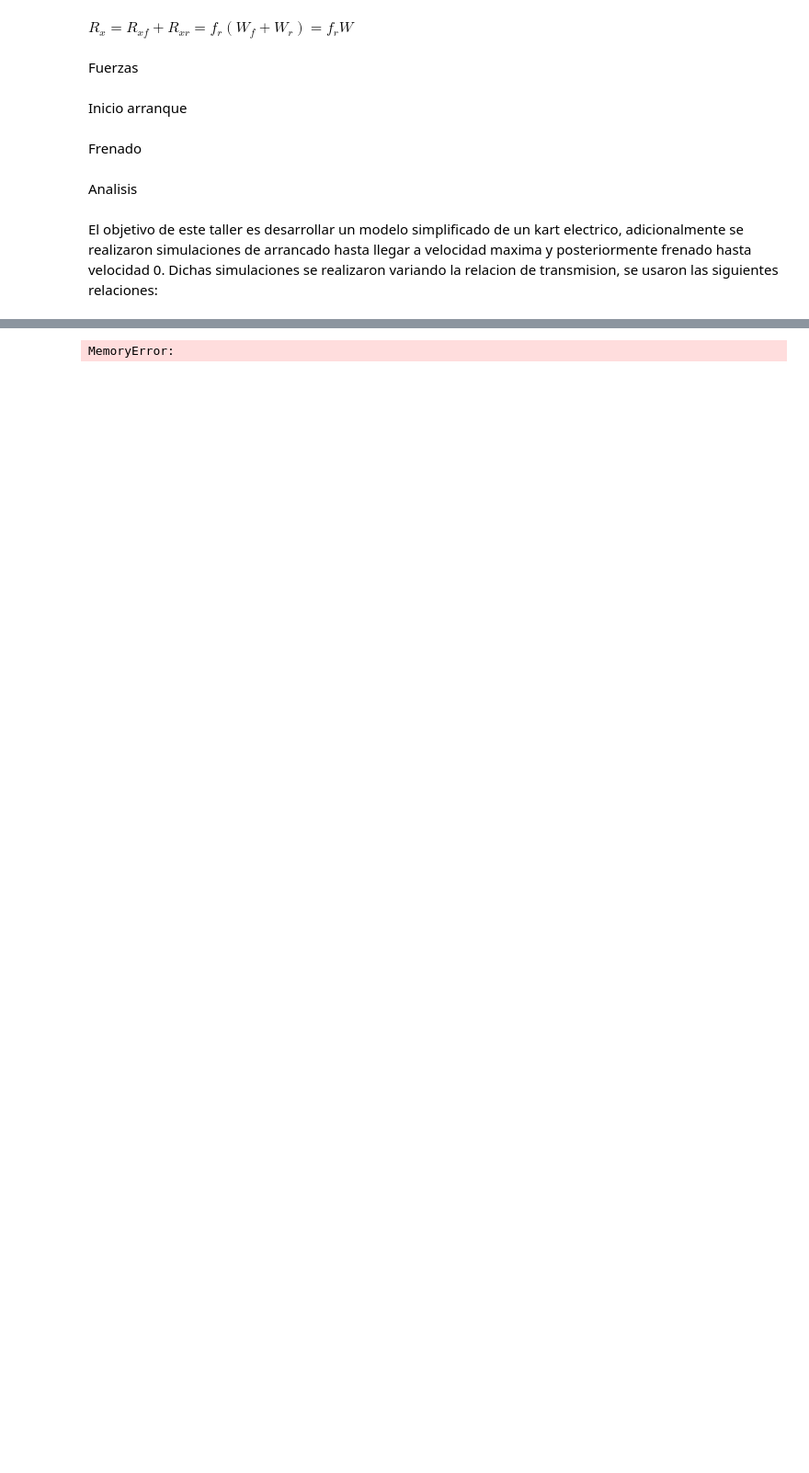
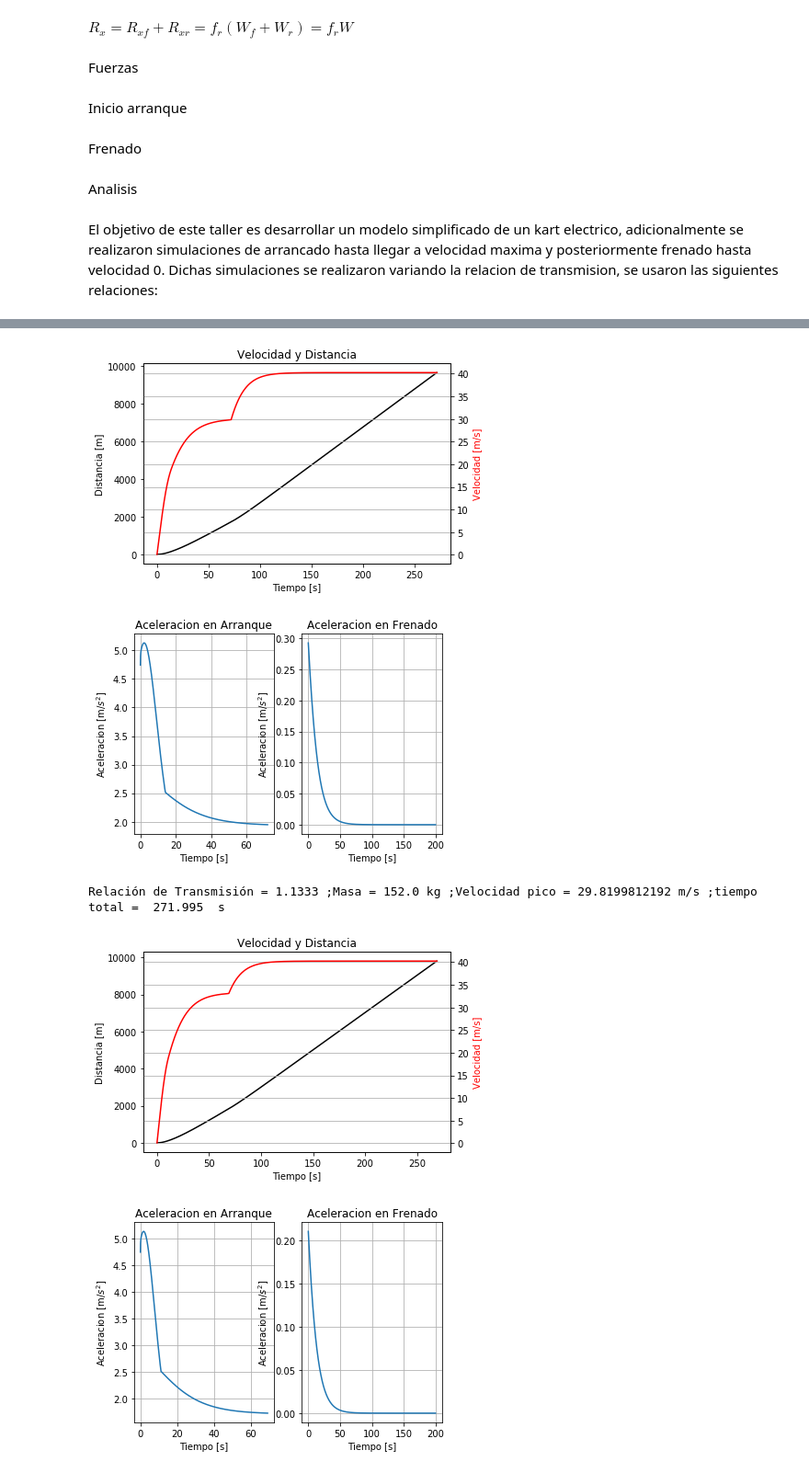
Before and after one commit to CamiloCastillo10/Herramientas-Computacionales-IMEC3602, a Jupyter notebook: Taller 2/Taller 2.ipynb, the cells around one changed output, grey strips where cells are left out. Shown: that part at 92% size. Drawn from its saved outputs; the diff is of its cells as text; code cells hidden in the pictures; blank space fills up the shorter version.

```diff
--- a/Taller 2/Taller 2.ipynb
+++ b/Taller 2/Taller 2.ipynb
@@ -83,7 +86,7 @@ h=0.07478 # Altura del centro de gravedad del kart con respecto al piso (m)
 masa_eq = 200 # ESto toca calcularlo correctamente
 
 gamma = 1 # aceleracion
-deltat=0.001
+deltat=0.005
 mu=0.85 #coeficiente de friccion
 # %% [markdown]
 Fuerzas
@@ -112,10 +115,7 @@ def torque_curva(omega_m):
     om=np.array((60*omega_m/(2*pi)))
     om[om>5000]=5000
     P=3.037*((-0.00000004564538677*om**3)+(0.0001056995459*om**2)+(1.53209191*om)-1.895523696)
-    if 0<=om<=40:
-        T=40
-    else:
-        T=P/(om*2*pi/60)
+    T=P/(om*2*pi/60)
     return T
 
 #modelo de frenado similar al modelo de rodadura
@@ -163,7 +163,7 @@ def dveldtFrenado(v,t_in):
     return [vel,a]
 
 def FrenadoSolucion(t_in,c_ini):
-    t=np.arange(t_in,t_in+1000,deltat)
+    t=np.arange(t_in,t_in+200,deltat)
     sol = odeint(dveldtFrenado, c_ini, t)
     return sol
 # %% [markdown]
@@ -180,7 +180,7 @@ for i in NGS:
     x_0=0
     v_0=0.1
     c_ini = [x_0,v_0]
-    solArranque=ArranqueSolucion(t_in,c_ini,3.4,masa) #solucion del arranque
+    solArranque=ArranqueSolucion(t_in,c_ini,i,masa) #solucion del arranque
 
     solArranque
 
@@ -207,10 +207,10 @@ for i in NGS:
         fincli = finclinacion(masa_eq,theta)
         acelFrena=append(acelFrena,(Cfre-farr-fincli)/(masa_eq+Mfre))
     #Frame
-    data=pd.DataFrame=({'Tiempo':arange(0,len(solTotal[:,0]),deltat),'Posicion':sol[:,0],'Velocidad':sol[:,1]})
+    data=pd.DataFrame=({'Tiempo':arange(0,len(solTotal[:,0]),deltat),'Posicion':solTotal[:,0],'Velocidad':solTotal[:,1]})
 
     #plot
-    t=data['tiempo'][data['Velocidad']>=0]
+    t=data['Tiempo'][data['Velocidad']>=0]
     posiciones=data['Posicion'][data['Velocidad']>=0]
     velocidades=data['Velocidad'][data['Velocidad']>=0]
 
@@ -223,34 +223,38 @@ for i in NGS:
     aux1.set_ylabel('Distancia [m]', color='k')
     aux2.set_ylabel('Velocidad [m/s]', color='r')
     grid()
     title('Velocidad y Distancia')
     plt.show()
     #Acceleration
     subplot(1,2,1)
     plot(t[:len(acelArran)],acelArran)
     grid()
     title('Aceleracion en Arranque')
     xlabel('Tiempo [s]')
     ylabel('Aceleracion [m/$s^2$]')
     subplot(1,2,2)
     plot(t[:len(acelFrena)],acelFrena)
     grid()
     title('Aceleracion en Frenado')
     xlabel('Tiempo [s]')
     ylabel('Aceleracion [m/$s^2$]')
     plt.show()
-    print('Relación de Transmisión =',n,';Masa =',m,'kg ;Velocidad pico =',solA[-1,1],'m/s ;tiempo total = ',t[-1],' s')
-    #Torque
+    print('Relación de Transmisión =',i,';Masa =',masa,'kg ;Velocidad pico =',solArranque[-1,1],'m/s ;tiempo total = ',t[-1],' s')
+#Torque
 omega=np.linspace(4,1000,50)
 T=[]
 for w in omega:
-    T=np.append(T,Torq(w))
+    T=np.append(T,torque_curva(w))
 plt.plot(omega,T)
 plt.grid()
 plt.title('Torque')
 plt.xlabel('Velocidad angular[RPM]')
 plt.ylabel('Torque [Nm]')
 plt.show()
 print('Torque máximo alcanzado =',max(T),'Nm')
 # %% [output]
+[figure, added]
+[figure, added]
-MemoryError:
+Relación de Transmisión = 1.1333 ;Masa = 152.0 kg ;Velocidad pico = 29.8199812192 m/s ;tiempo total =  271.995  s
+[figure, added]
+[figure, added]
```
Also changed, not shown: parts of 4 cells of this notebook.
